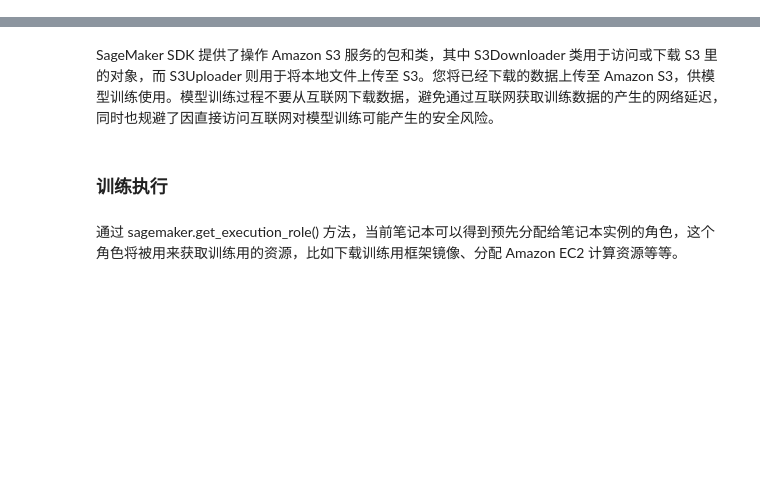
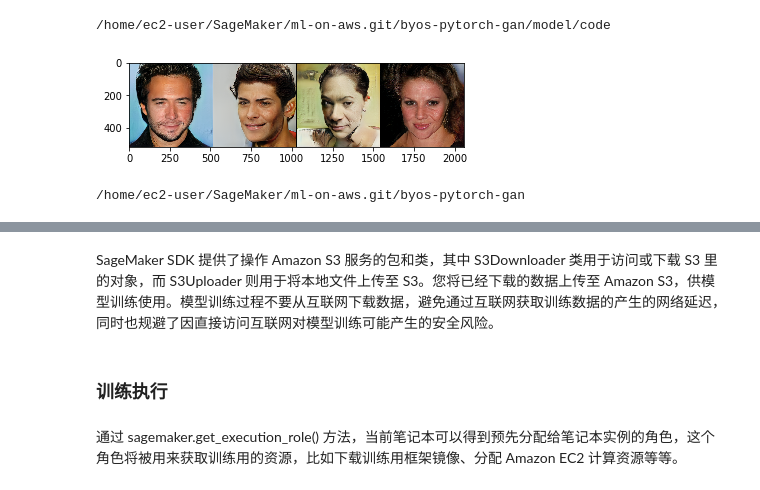
Before and after one commit to mf523/ml-on-aws, a Jupyter notebook: byos-pytorch-gan/pgan.ipynb, the cells around one changed output, grey strips where cells are left out. Cells and saved outputs as stored; diff of their text form; code cells hidden in the pictures; blank space fills up the shorter version.

```diff
--- a/byos-pytorch-gan/pgan.ipynb
+++ b/byos-pytorch-gan/pgan.ipynb
@@ -33,0 +122,23 @@ s3_model_artifacts_location = f's3://{bucket}/artifacts/'
+# %%
+%cd ./model/code
+import json
+from inference import context
+import handler
+
+import importlib
+importlib.reload(handler)
+
+ctxt = context("..")
+
+noises = generate_noises(4)
+x = serialize(noises.numpy())
+
+output = handler.handle([{'data':x}], ctxt)
+
+show_multiple_pictures(output[0])
+
+%cd ../..
+# %% [output]
+/home/ec2-user/SageMaker/ml-on-aws.git/byos-pytorch-gan/model/code
+[figure, added]
+/home/ec2-user/SageMaker/ml-on-aws.git/byos-pytorch-gan
```
Also changed, not shown: parts of 77 cells of this notebook, 7 other files.
